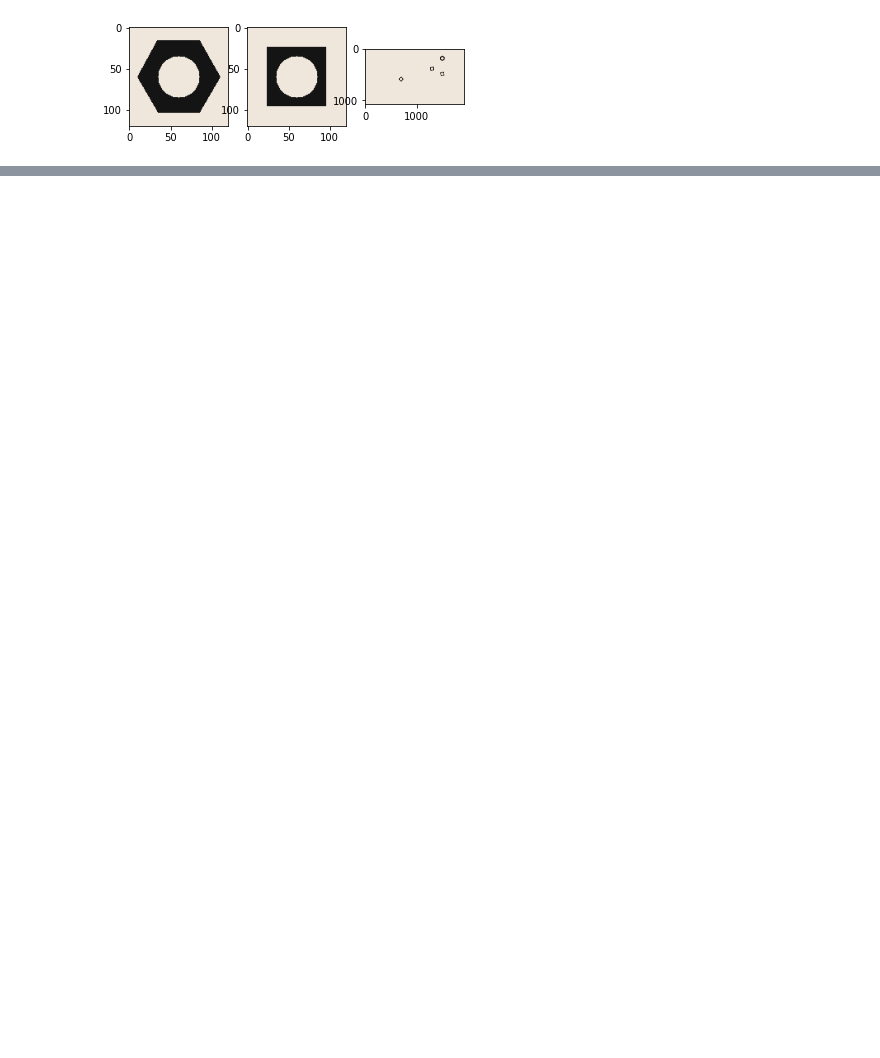
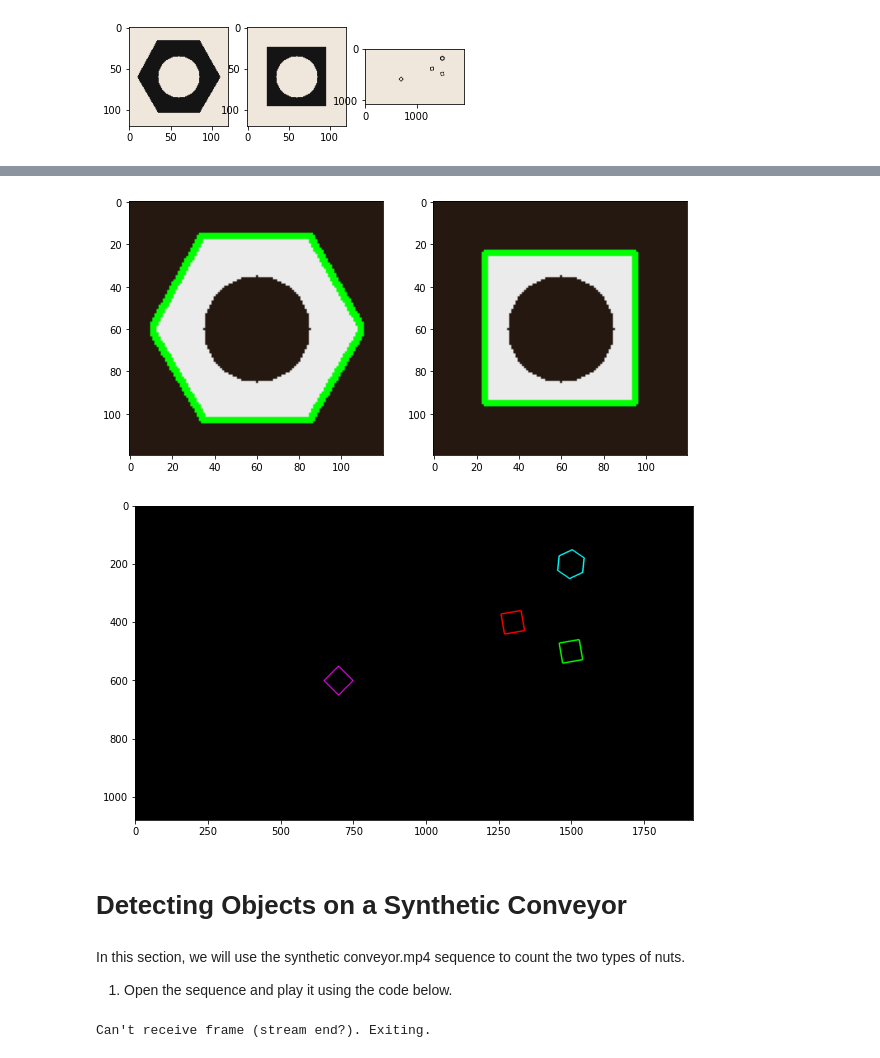
Before and after one commit to Lahiru-Sanjaya-Lankagama/Image-processing-Assignment-3, a Jupyter notebook: 190350F_a03.ipynb, the cells around one changed output, grey strips where cells are left out. Saved outputs shown, nothing was run; the diff lists cells and outputs as text; code cells hidden in the pictures; blank space fills up the shorter version.

```diff
--- a/190350F_a03.ipynb
+++ b/190350F_a03.ipynb
@@ -63,0 +153,80 @@ plt.show()
+# %%
+# Your code here.
+
+import numpy as np
+import cv2 as cv
+import matplotlib.pyplot as plt
+import random
+
+contours = []
+hierarchy = []
+outer_contours = []
+colors = [(255,0,255),(0,255,0),(255,0,0),(0,255,255)]
+invert_img = []
+
+black_img = np.zeros((np.shape(images[2])[0],np.shape(images[2])[1] , 1), dtype = "uint8")
+black_img = cv.cvtColor(black_img, cv.COLOR_BGR2RGB)
+
+for i in binarized_images:
+    invert_img.append(cv.bitwise_not(i))
+
+
+for i in invert_img:
+    contours.append(cv.findContours(i, cv.RETR_EXTERNAL, cv.CHAIN_APPROX_SIMPLE)[0])
+    hierarchy.append(cv.findContours(i, cv.RETR_EXTERNAL, cv.CHAIN_APPROX_SIMPLE)[1])
+
+fig, ax = plt.subplots(1,2,figsize = (10,10))
+
+for i in range(0, len(contours[0])):
+    area = cv.contourArea(contours[0][i])
+    if area > 6000:
+        cv.drawContours(images[0], contours[0], i, colors[i], 2)
+for i in range(0, len(contours[1])):
+    area = cv.contourArea(contours[1][i])
+    if area > 5000:
+        cv.drawContours(images[1], contours[1], i, colors[i], 2)
+for i in range(0, len(contours[2])):
+    area = cv.contourArea(contours[2][i])
+    if area > 4000:
+        cv.drawContours(black_img, contours[2], i, colors[i], 4)
+for i in range(0, 2):
+    ax[i].imshow(cv.bitwise_not(images[i]))
+
+fig, ax = plt.subplots(figsize = (10, 10))
+ax.imshow(black_img)
+
+plt.show()
+# %% [output]
+[figure, added]
+[figure, added]
+# %% [markdown]
+# Detecting Objects on a Synthetic Conveyor
+# %% [markdown]
+In this section, we will use the synthetic conveyor.mp4 sequence to count the two types of nuts.
+
+1. Open the sequence and play it using the code below.
+# %%
+cv.namedWindow('Conveyor', cv.WINDOW_NORMAL)
+cap = cv.VideoCapture('conveyor.mp4')
+f = 0
+frame = []
+
+while cap.isOpened():
+    ret, frame = cap.read()
+    if not ret:
+        print("Can't receive frame (stream end?). Exiting.")
+        break
+
+    f += 1
+    text = 'Frame:' + str(f)
+    cv.putText(frame,text , (100, 100), cv.FONT_HERSHEY_COMPLEX, 1, (0,250,0), 1, cv.LINE_AA)
+    cv.imshow('Conveyor', frame)
+
+
+    if cv.waitKey(1) == ord('q'):
+        break
+
+cap.release()
+cv.destroyAllWindows()
+# %% [output]
+Can't receive frame (stream end?). Exiting.
```
Also changed, not shown: parts of 17 cells of this notebook, 2 other files.
